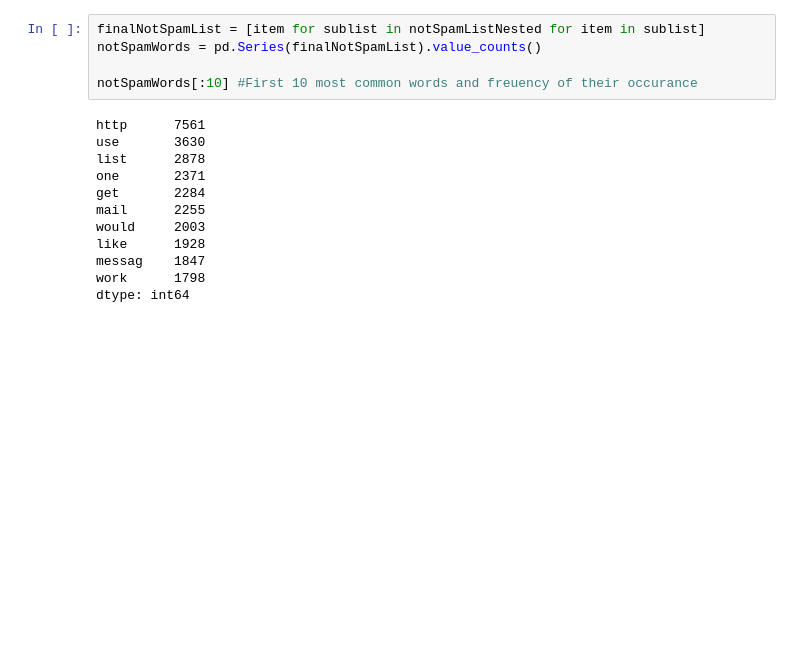
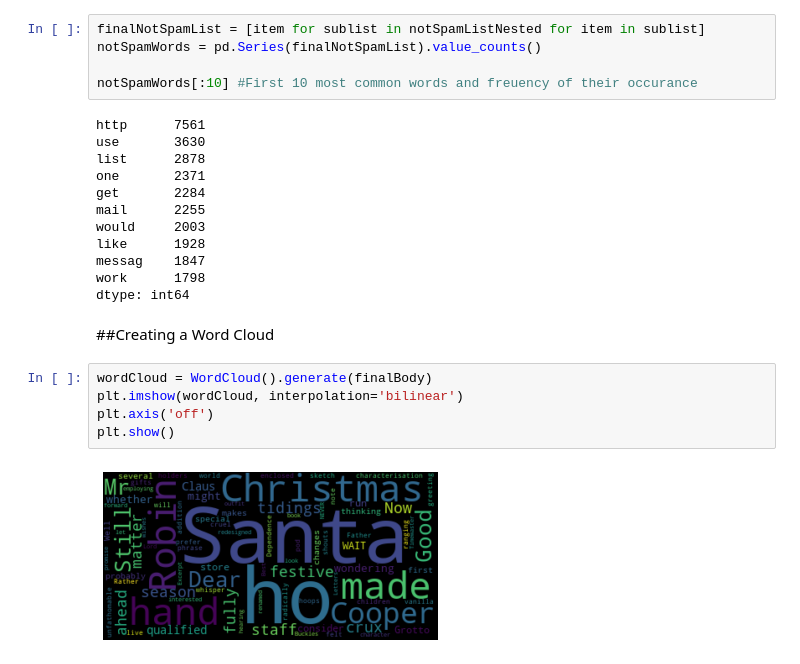
Before and after one commit to makhijakabir/machine-learning, a Jupyter notebook: bayesClassifierESF.ipynb, the cells around one changed output. Saved outputs shown, nothing was run; the diff lists cells and outputs as text; blank space fills up the shorter version.

```diff
--- a/bayesClassifierESF.ipynb
+++ b/bayesClassifierESF.ipynb
@@ -454,3 +487,12 @@ like      1928
 messag    1847
 work      1798
 dtype: int64
+# %% [markdown]
+##Creating a Word Cloud
+# %%
+wordCloud = WordCloud().generate(finalBody)
+plt.imshow(wordCloud, interpolation='bilinear')
+plt.axis('off')
+plt.show()
+# %% [output]
+[figure, added]
```
Also changed, not shown: parts of 3 cells of this notebook.
